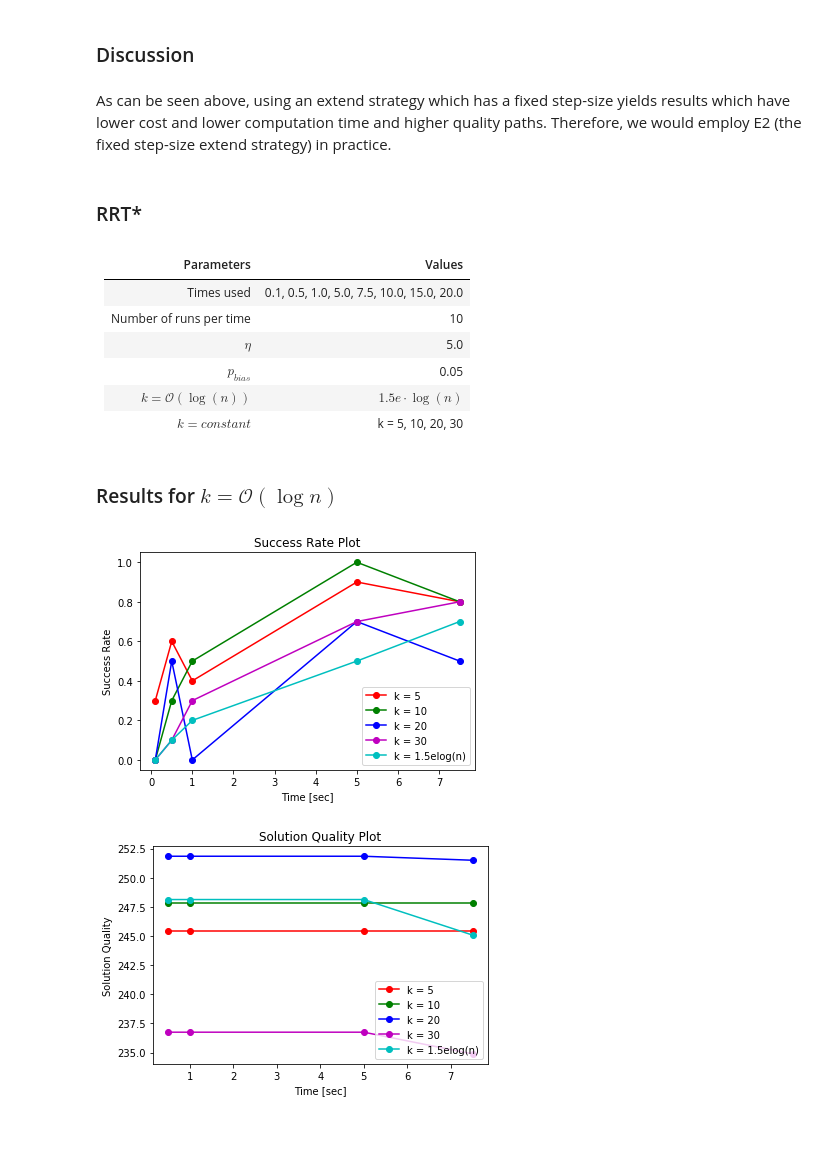
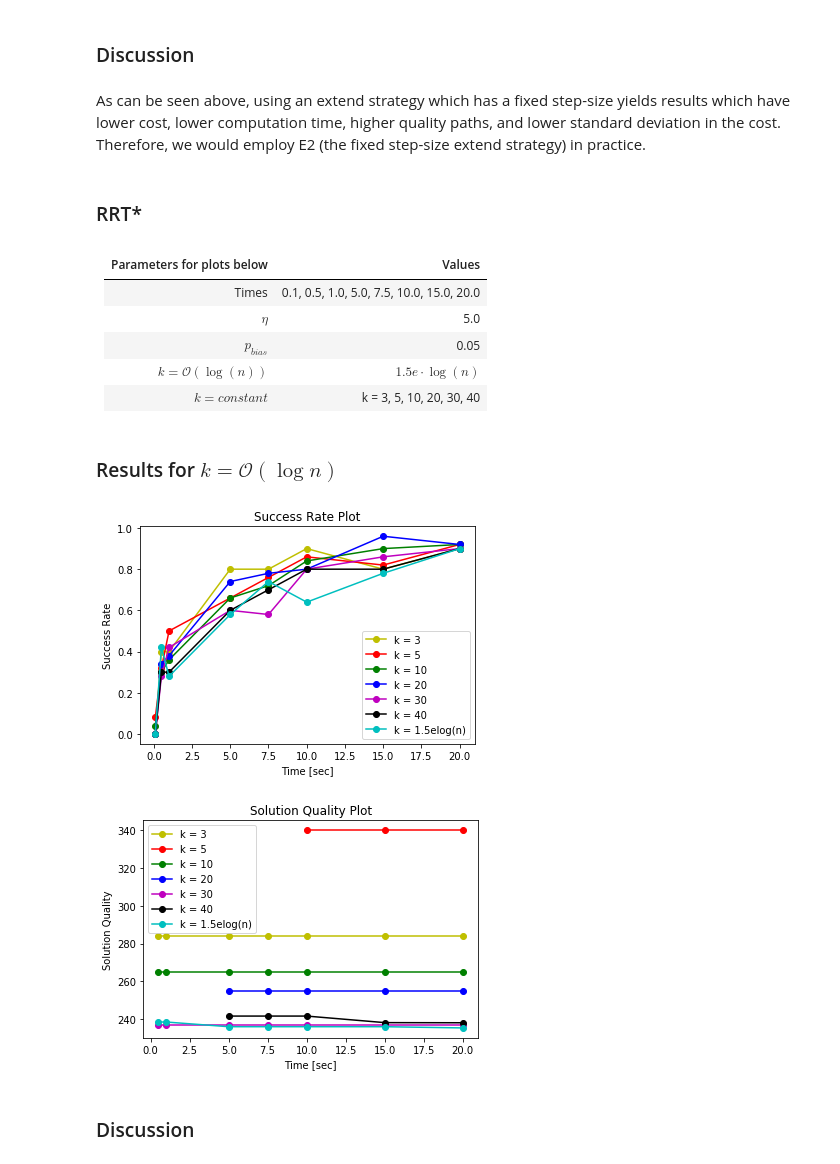
Before and after one commit to elishafer/robotic_motion_planning_course, a Jupyter notebook: HW2/hw2.ipynb, the cells around one changed output. Cells and saved outputs as stored; diff of their text form; code cells hidden in the pictures; blank space fills up the shorter version.

```diff
--- a/HW2/hw2.ipynb
+++ b/HW2/hw2.ipynb
@@ -91,18 +91,17 @@ It can be clearly seen in the results that the number of nodes expanded first de
 # %% [markdown]
 ### Discussion
 # %% [markdown]
-As can be seen above, using an extend strategy which has a fixed step-size yields results which have lower cost and lower computation time and higher quality paths.  Therefore, we would employ E2 (the fixed step-size extend strategy) in practice.
+As can be seen above, using an extend strategy which has a fixed step-size yields results which have lower cost, lower computation time, higher quality paths, and lower standard deviation in the cost.  Therefore, we would employ E2 (the fixed step-size extend strategy) in practice.
 # %% [markdown]
 ### RRT*
 # %% [markdown]
-|Parameters| Values |
+|Parameters for plots below | Values |
 | --- | --- |
-| Times used | 0.1, 0.5, 1.0, 5.0, 7.5, 10.0, 15.0, 20.0 |
-| Number of runs per time | 10 |
+| Times | 0.1, 0.5, 1.0, 5.0, 7.5, 10.0, 15.0, 20.0|
 | $\eta$ | 5.0 |
 | $p_{bias}$ | 0.05 |
 | $k = \mathcal{O}(\log{(n)})$ | $1.5e \cdot \log{(n)}$ |
-| $k = constant$ | k = 5, 10, 20, 30|
+| $k = constant$ | k = 3, 5, 10, 20, 30, 40|
 # %% [markdown]
 ### Results for $k = \mathcal{O}(\log{n})$
 # %%
@@ -110,19 +109,23 @@ import numpy as np
 import matplotlib.pyplot as plt
 %matplotlib inline
 # %%
-times = np.array([0.1, 0.5, 1.0, 5.0, 7.5])
+times = np.array([0.1, 0.5, 1.0, 5.0, 7.5, 10.0, 15.0, 20.0])
 
-success_rates_5 = np.array([0.3, 0.6, 0.4, 0.9, 0.8])
-success_rates_10 = np.array([0.0, 0.3, 0.5, 1.0, 0.8])
-success_rates_20 = np.array([0.0, 0.5, 0.0, 0.7, 0.5])
-success_rates_30 = np.array([0.0, 0.1, 0.3, 0.7, 0.8])
-success_rates_log = np.array([0.0, 0.1, 0.2, 0.5, 0.7])
+success_rates_3 = np.array([0.0, 0.4, 0.4, 0.8, 0.8, 0.9, 0.8, 0.9])
+success_rates_5 = np.array([0.08, 0.32, 0.5, 0.66, 0.76, 0.86, 0.82, 0.92])
+success_rates_10 = np.array([0.04, 0.3, 0.36, 0.66, 0.72, 0.84, 0.9, 0.92])
+success_rates_20 = np.array([0.0, 0.34, 0.38, 0.74, 0.78, 0.8, 0.96, 0.92])
+success_rates_30 = np.array([0.0, 0.28, 0.42, 0.6, 0.58, 0.8, 0.86, 0.9])
+success_rates_40 = np.array([0.0, 0.3, 0.3, 0.6, 0.7, 0.8, 0.8, 0.9])
+success_rates_log = np.array([0.0, 0.42, 0.28, 0.58, 0.74, 0.64, 0.78, 0.9])
 
 plt.figure()
+plt.plot(times, success_rates_3, "yo-", label="k = 3")
 plt.plot(times, success_rates_5, "ro-", label="k = 5")
 plt.plot(times, success_rates_10, "go-", label="k = 10")
 plt.plot(times, success_rates_20, "bo-", label="k = 20")
 plt.plot(times, success_rates_30, "mo-", label="k = 30")
+plt.plot(times, success_rates_40, "ko-", label="k = 40")
 plt.plot(times, success_rates_log, "co-", label="k = 1.5elog(n)")
 plt.ylabel("Success Rate")
 plt.xlabel("Time [sec]")
@@ -131,25 +134,32 @@ plt.title(r"Success Rate Plot")
 plt.legend()
 plt.show()
 # %% [output]
-[figure, old version]
+[figure, new version]
 # %%
-times = np.array([0.1, 0.5, 1.0, 5.0, 7.5])
-costs_5 = np.array([None, 245.42323278133907, 245.42323278133907, 245.42323278133907, 245.42323278133907])
-costs_10 = np.array([None, 247.86106477268112, 247.86106477268112, 247.86106477268112, 247.86106477268112])
-costs_20 = np.array([None, 251.84771996974686, 251.84771996974686, 251.84771996974686, 251.5043493299132])
-costs_30 = np.array([None, 236.7495588873198, 236.7495588873198, 236.7495588873198, 234.8853600382933])
-costs_log = np.array([None, 248.13228311325054, 248.13228311325054, 248.13228311325054, 245.0846535782386])
+times = np.array([0.1, 0.5, 1.0, 5.0, 7.5, 10.0, 15.0, 20.0])
 
+costs_3 = np.array([None, 283.9479222976942, 283.9479222976942, 283.9479222976942, 283.9479222976942, 283.9479222976942, 283.9479222976942, 283.9479222976942])
+costs_5 = np.array([None, None, None, None, None, 340.1357461153312, 340.1357461153312, 340.1357461153312])
+costs_10 = np.array([None, 264.924355598082, 264.924355598082, 264.924355598082, 264.924355598082, 264.924355598082, 264.924355598082, 264.924355598082])
+costs_20 = np.array([None, None, None, 255.03345056123908, 255.03345056123908, 255.03345056123908, 255.03345056123908, 255.03345056123908])
+costs_30 = np.array([None, 236.69376099845812, 236.69376099845812, 236.69376099845812, 236.69376099845812, 236.69376099845812, 236.69376099845812, 236.69376099845812])
+costs_40 = np.array([None, None, None, 241.56891893048805, 241.56891893048805, 241.56891893048805, 238.09264994728085, 238.02237601106518])
+costs_log = np.array([None, 238.41441319830372, 238.41441319830372, 235.92675117474764, 235.92675117474764, 235.92675117474764, 235.92675117474764, 235.28556278539367])
+
+plt.plot(times, costs_3, "yo-", label="k = 3")
 plt.plot(times, costs_5, "ro-", label="k = 5")
 plt.plot(times, costs_10, "go-", label="k = 10")
 plt.plot(times, costs_20, "bo-", label="k = 20")
 plt.plot(times, costs_30, "mo-", label="k = 30")
+plt.plot(times, costs_40, "ko-", label="k = 40")
 plt.plot(times, costs_log, "co-", label="k = 1.5elog(n)")
 
 plt.ylabel("Solution Quality")
 plt.xlabel("Time [sec]")
 plt.title(r"Solution Quality Plot")
 plt.legend()
 plt.show()
 # %% [output]
-[figure, old version]
+[figure, new version]
+# %% [markdown]
+### Discussion
```
Also changed, not shown: parts of 3 cells of this notebook.
